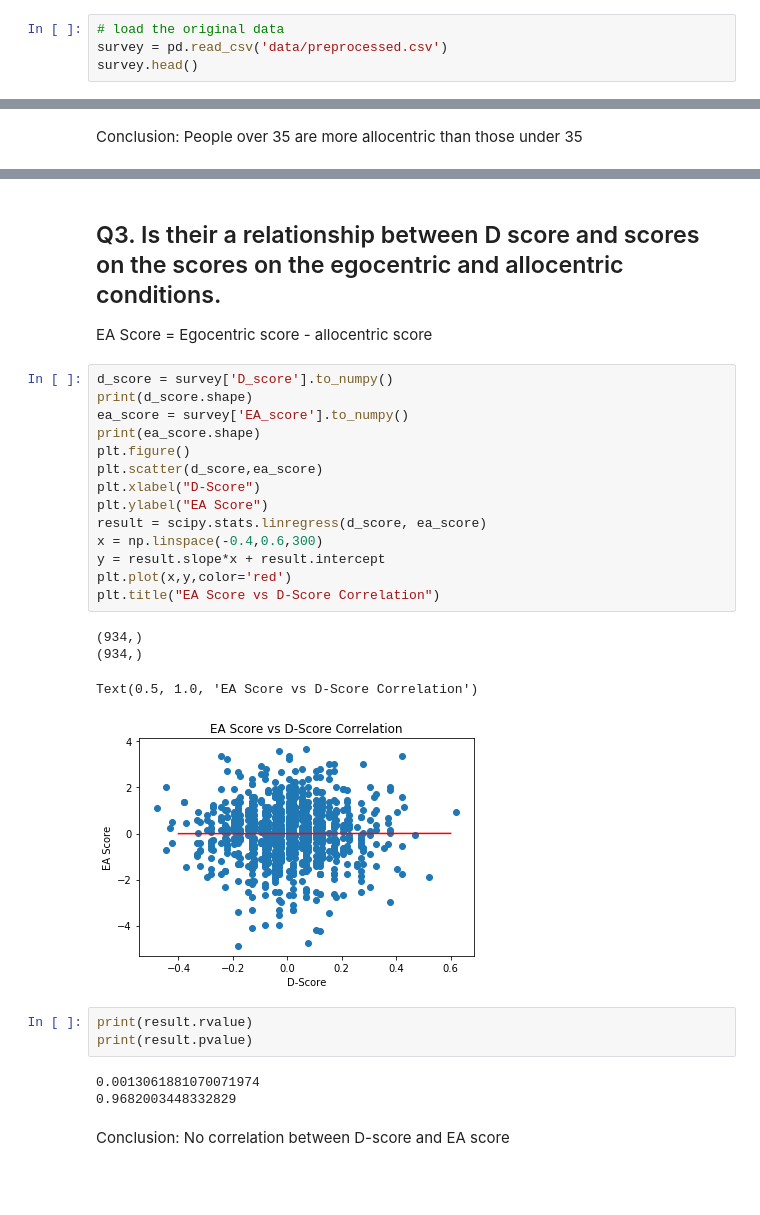
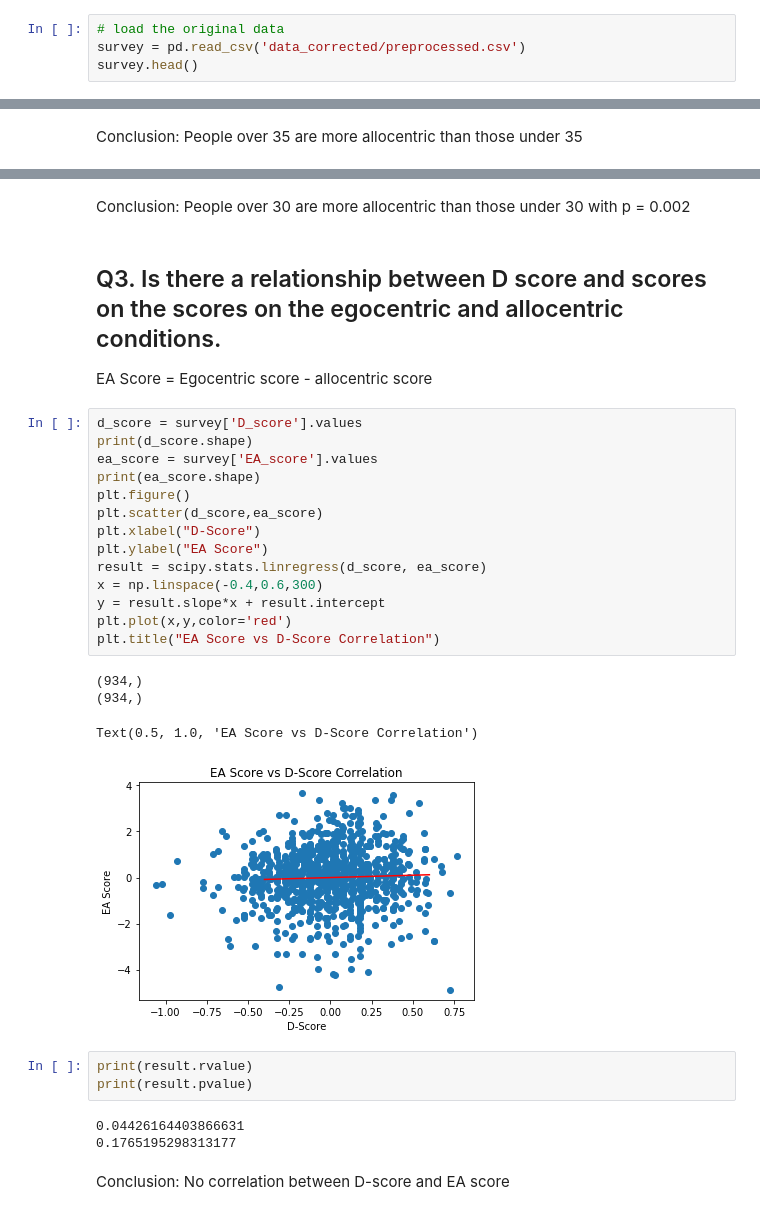
Before and after one commit to liliaellouz/empathy-analysis, a Jupyter notebook: Data_Analysis.ipynb, the cells around one changed output, grey strips where cells are left out. Saved outputs shown, nothing was run; the diff lists cells and outputs as text; blank space fills up the shorter version.

```diff
--- a/Data_Analysis.ipynb
+++ b/Data_Analysis.ipynb
@@ -8,7 +8,7 @@ import scipy.stats
 ## Load Data
 # %%
 # load the original data
-survey = pd.read_csv('data/preprocessed.csv')
+survey = pd.read_csv('data_corrected/preprocessed.csv')
 survey.head()
 # %% [output]
 |  | Unnamed: 0 | timestamp | gender | age | language | EQ_score_raw | SQ_score_raw | EQ_score_std | ... |
@@ -153,31 +245,33 @@ Conclusion: People over 35 are more allocentric than those under 35
+# %% [markdown]
+Conclusion: People over 30 are more allocentric than those under 30 with p = 0.002
 # %% [markdown]
-## Q3. Is their a relationship between D score and scores on the scores on  the egocentric and allocentric conditions.
+## Q3. Is there a relationship between D score and scores on the scores on  the egocentric and allocentric conditions.
 EA Score = Egocentric score - allocentric score
 # %%
-d_score = survey['D_score'].to_numpy()
+d_score = survey['D_score'].values
 print(d_score.shape)
-ea_score = survey['EA_score'].to_numpy()
+ea_score = survey['EA_score'].values
 print(ea_score.shape)
 plt.figure()
 plt.scatter(d_score,ea_score)
 plt.xlabel("D-Score")
 plt.ylabel("EA Score")
 result = scipy.stats.linregress(d_score, ea_score)
 x = np.linspace(-0.4,0.6,300)
 y = result.slope*x + result.intercept
 plt.plot(x,y,color='red')
 plt.title("EA Score vs D-Score Correlation")
 # %% [output]
 (934,)
 (934,)
 Text(0.5, 1.0, 'EA Score vs D-Score Correlation')
-[figure, old version]
+[figure, new version]
 # %%
 print(result.rvalue)
 print(result.pvalue)
 # %% [output]
-0.0013061881070071974
-0.9682003448332829
+0.04426164403866631
+0.1765195298313177
 # %% [markdown]
 Conclusion: No correlation between D-score and EA score
 # %%
```
Also changed, not shown: parts of 40 cells of this notebook, 1 other file.
